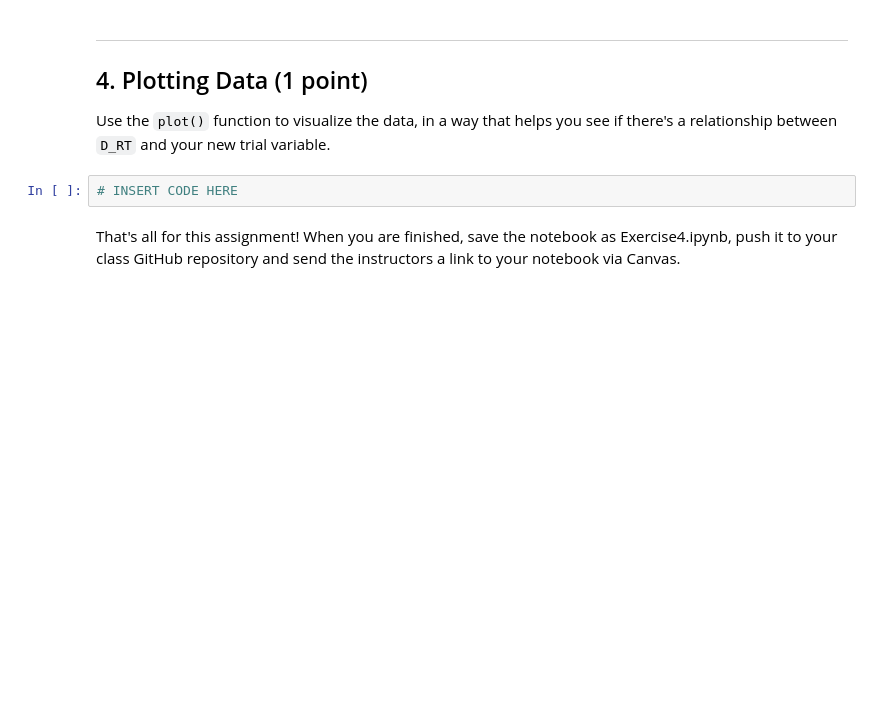
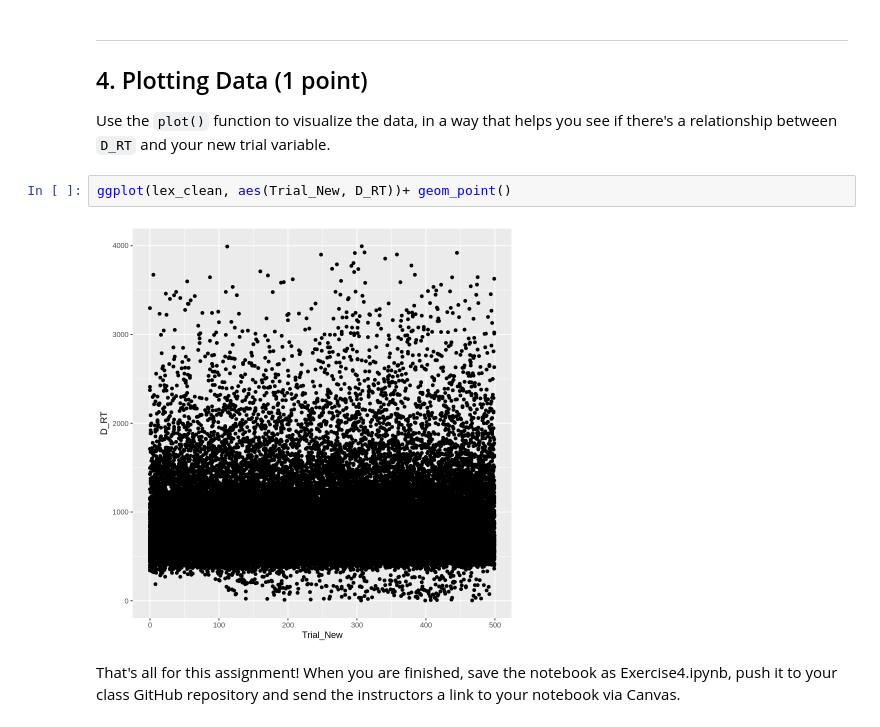
Before and after one commit to scelliot-cpu/Elliott_DSPN_26, a Jupyter notebook: ExerciseSubmissions/04_techniques-for-data-cleansing.ipynb, the cells around one changed output. Drawn from its saved outputs; the diff is of its cells as text; blank space fills up the shorter version.

```diff
--- a/ExerciseSubmissions/04_techniques-for-data-cleansing.ipynb
+++ b/ExerciseSubmissions/04_techniques-for-data-cleansing.ipynb
@@ -83,8 +127,10 @@ head (lex_clean)
 ## 4. Plotting Data (1 point)
 
 Use the `plot()` function to visualize the data, in a way that helps you see if there's a relationship between `D_RT` and your new trial variable.
-# %%
-# INSERT CODE HERE
+# %%
+ggplot(lex_clean, aes(Trial_New, D_RT))+ geom_point()
+# %% [output]
+[figure, added]
 # %% [markdown]
 That's all for this assignment! When you are finished, save the notebook as Exercise4.ipynb, push it to your class GitHub repository and send the instructors a link to your notebook via Canvas.
 # %% [markdown]
```
Also changed, not shown: parts of 5 cells of this notebook.
